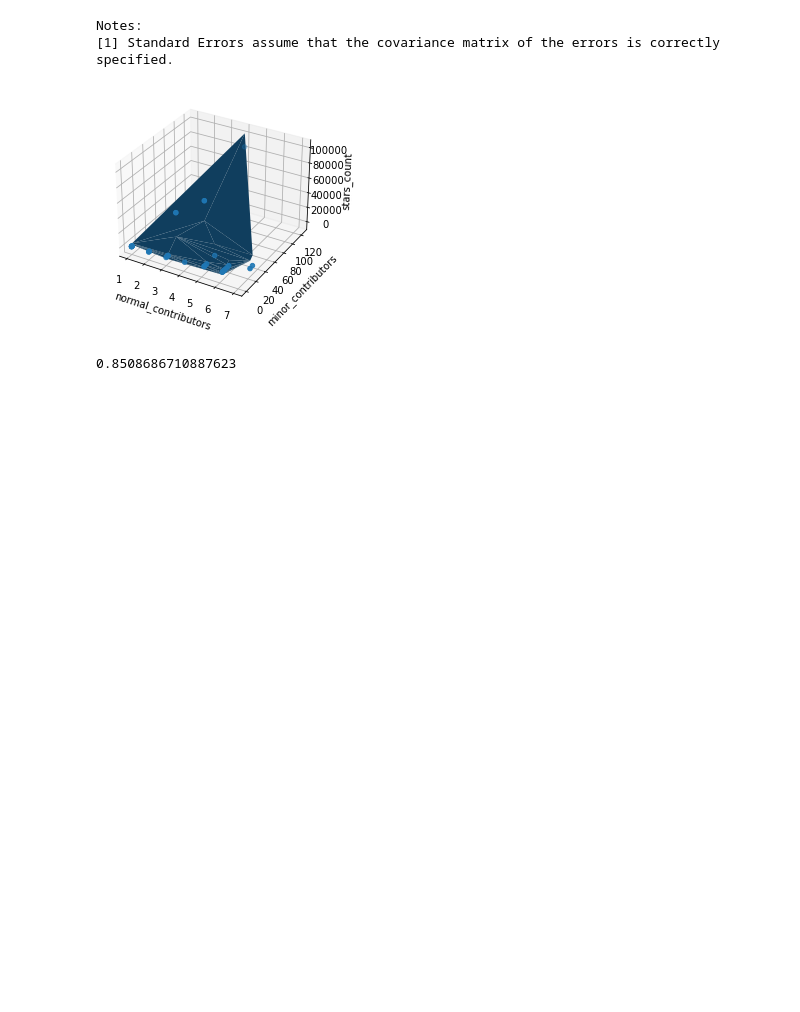
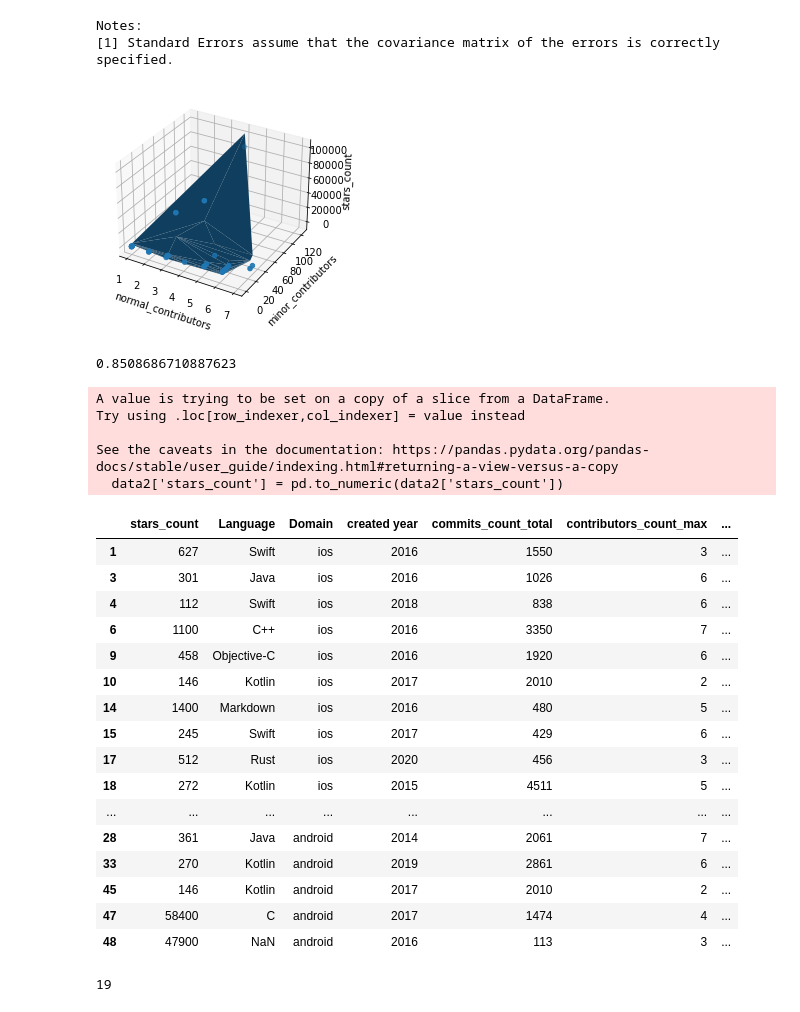
Before and after one commit to hli122/ECS260_code, a Jupyter notebook: final.ipynb, the cells around one changed output. Cells and saved outputs as stored; diff of their text form; code cells hidden in the pictures; blank space fills up the shorter version.

```diff
--- a/final.ipynb
+++ b/final.ipynb
@@ -142,3 +142,36 @@ corr, p = pearsonr(data2['stars_count'], y_hat2)
 print(corr)
 # %% [output]
 0.8508686710887623
+# %%
+data2['stars_count'] = pd.to_numeric(data2['stars_count'])
+# %% [output]
+A value is trying to be set on a copy of a slice from a DataFrame.
+Try using .loc[row_indexer,col_indexer] = value instead
+
+See the caveats in the documentation: https://pandas.pydata.org/pandas-docs/stable/user_guide/indexing.html#returning-a-view-versus-a-copy
+  data2['stars_count'] = pd.to_numeric(data2['stars_count'])
+# %%
+data_p = data2[data2['stars_count'] > 100]
+data_p
+# %% [output]
+|  | stars_count | Language | Domain | created year | commits_count_total | contributors_count_max | ... |
+| 1 | 627 | Swift | ios | 2016 | 1550 | 3 | ... |
+| 3 | 301 | Java | ios | 2016 | 1026 | 6 | ... |
+| 4 | 112 | Swift | ios | 2018 | 838 | 6 | ... |
+| 6 | 1100 | C++ | ios | 2016 | 3350 | 7 | ... |
+| 9 | 458 | Objective-C | ios | 2016 | 1920 | 6 | ... |
+| 10 | 146 | Kotlin | ios | 2017 | 2010 | 2 | ... |
+| 14 | 1400 | Markdown | ios | 2016 | 480 | 5 | ... |
+| 15 | 245 | Swift | ios | 2017 | 429 | 6 | ... |
+| 17 | 512 | Rust | ios | 2020 | 456 | 3 | ... |
+| 18 | 272 | Kotlin | ios | 2015 | 4511 | 5 | ... |
+| ... | ... | ... | ... | ... | ... | ... | ... |
+| 28 | 361 | Java | android | 2014 | 2061 | 7 | ... |
+| 33 | 270 | Kotlin | android | 2019 | 2861 | 6 | ... |
+| 45 | 146 | Kotlin | android | 2017 | 2010 | 2 | ... |
+| 47 | 58400 | C | android | 2017 | 1474 | 4 | ... |
+| 48 | 47900 | NaN | android | 2016 | 113 | 3 | ... |
+# %%
+print(len(data_p))
+# %% [output]
+19
```
Also changed, not shown: parts of 7 cells of this notebook.
